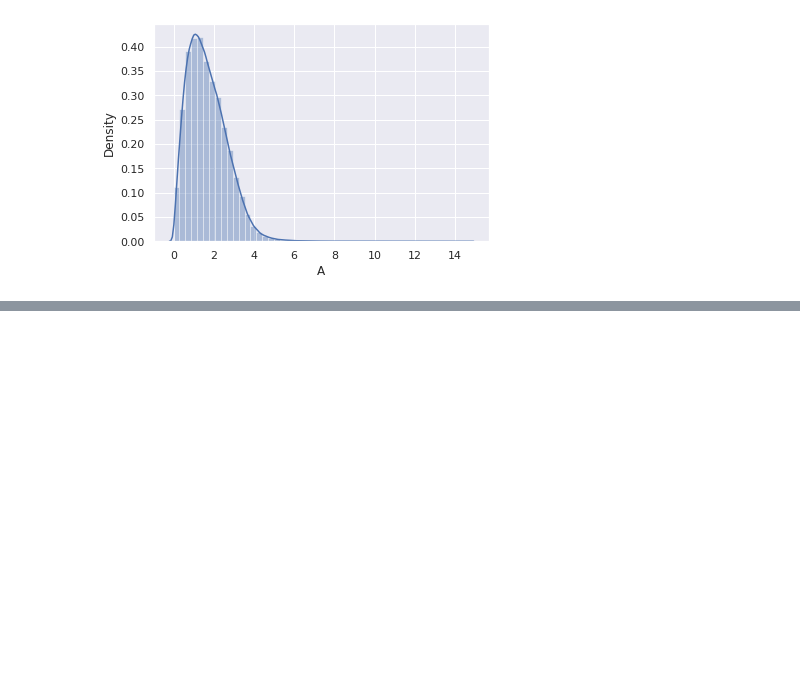
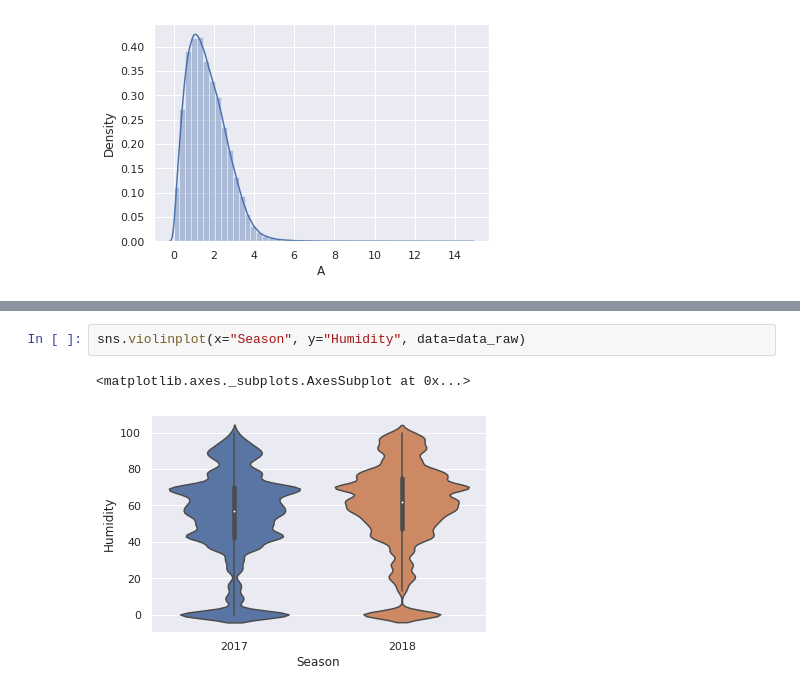
Before and after one commit to anaconda121/Deep-Learning, a Jupyter notebook: Preprocessing/Mini_Project_3.ipynb, the cells around one changed output, grey strips where cells are left out. Saved outputs shown, nothing was run; the diff lists cells and outputs as text; blank space fills up the shorter version.

```diff
--- a/Preprocessing/Mini_Project_3.ipynb
+++ b/Preprocessing/Mini_Project_3.ipynb
@@ -248,0 +282,5 @@ sns.distplot(data_raw["A"], kde=True)
+# %%
+sns.violinplot(x="Season", y="Humidity", data=data_raw)
+# %% [output]
+<matplotlib.axes._subplots.AxesSubplot at 0x...>
+[figure, added]
```
Also changed, not shown: parts of 14 cells of this notebook.
